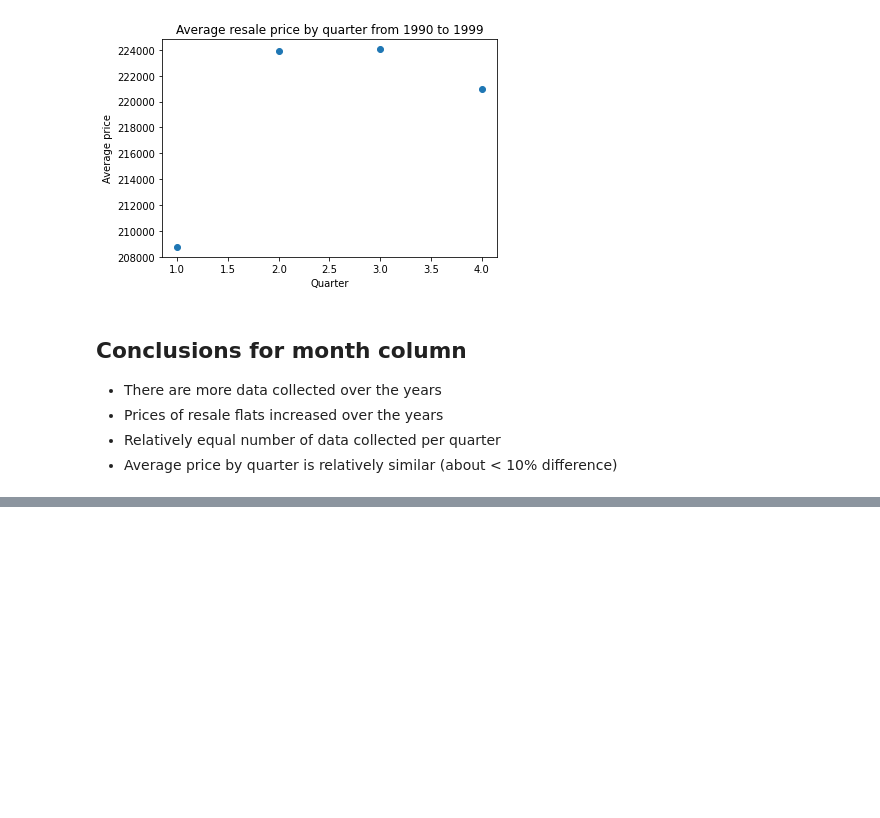
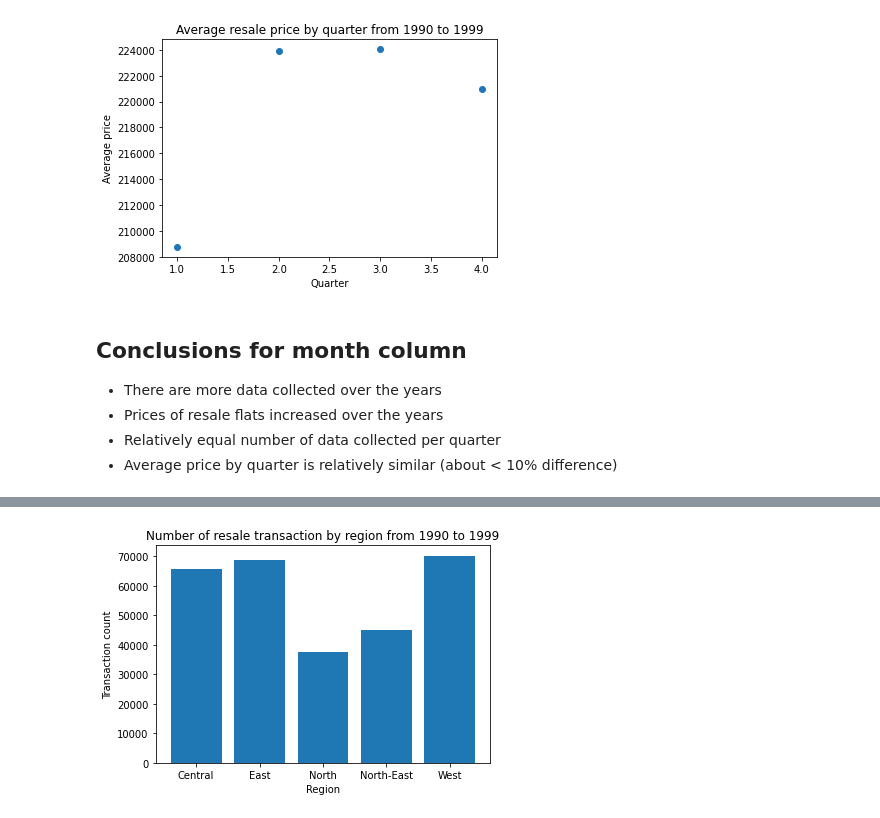
Before and after one commit to Zheng-Xuan/Singapore-resale-flat-price-prediction, a Jupyter notebook: EDA.ipynb, the cells around one changed output, grey strips where cells are left out. Saved outputs shown, nothing was run; the diff lists cells and outputs as text; code cells hidden in the pictures; blank space fills up the shorter version.

```diff
--- a/EDA.ipynb
+++ b/EDA.ipynb
@@ -156,0 +232,4 @@ plt.show()
+# %%
+df_town['region'] = region_series
+
+df_town
@@ -156,0 +250,12 @@ plt.show()
+# %%
+# Show distribution of data counts by region
+
+data_counts_by_region = df_town.groupby(['region'])['region'].count()
+
+plt.bar(data_counts_by_region.index, data_counts_by_region.values)
+plt.xlabel('Region')
+plt.ylabel('Transaction count')
+plt.title('Number of resale transaction by region from 1990 to 1999')
+plt.show()
+# %% [output]
+[figure, added]
```
Also changed, not shown: parts of 11 cells of this notebook, 1 other file.
